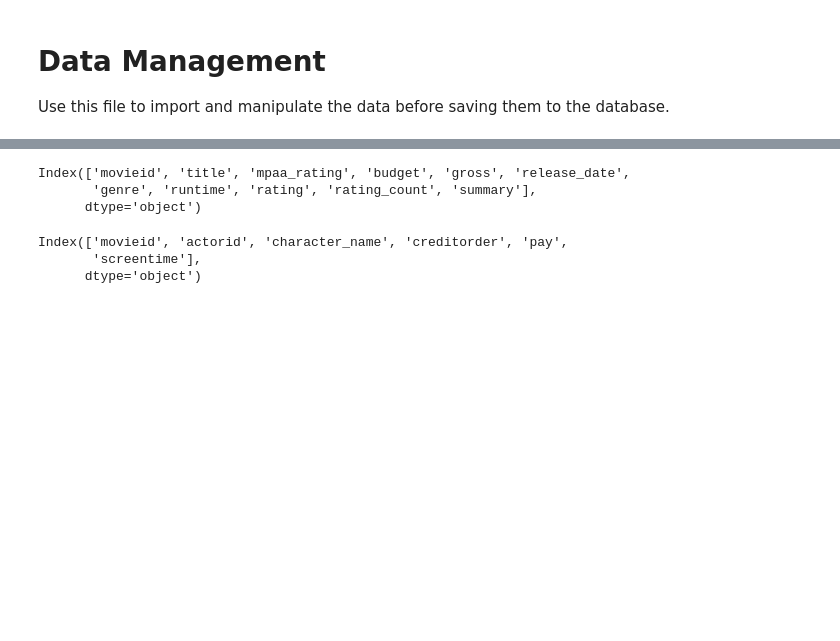
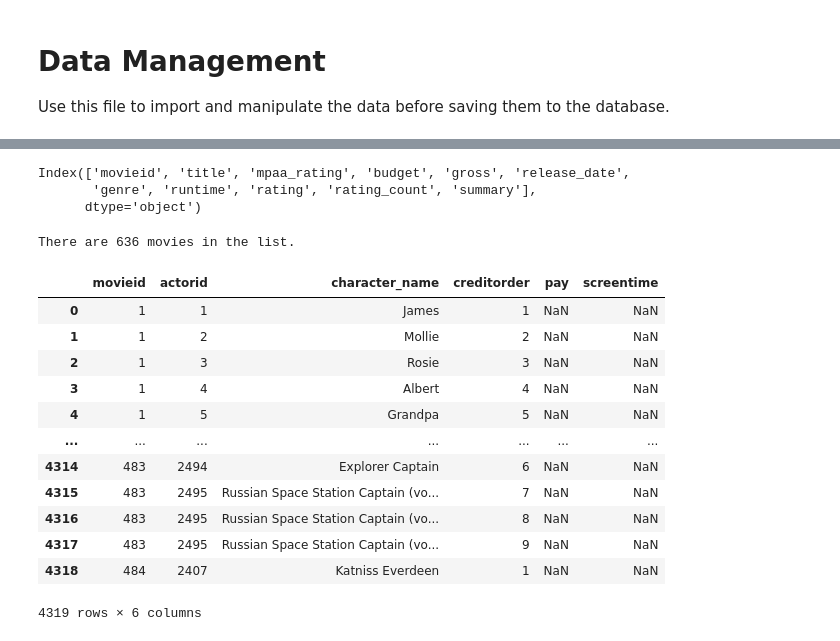
Before and after one commit to benoitchamot/MovieNerd, a Jupyter notebook: data_management.ipynb, the cells around one changed output, grey strips where cells are left out. Saved outputs shown, nothing was run; the diff lists cells and outputs as text; code cells hidden in the pictures; blank space fills up the shorter version.

```diff
--- a/data_management.ipynb
+++ b/data_management.ipynb
@@ -12,20 +17,37 @@ Source: https://data.world/jamesgaskin/movies
 movies_csv = Path('Datasets/movies.csv')
 movies_df = pd.read_csv(movies_csv)
-# %%
-movies_df.columns
-# %% [output]
-Index(['movieid', 'title', 'mpaa_rating', 'budget', 'gross', 'release_date',
-       'genre', 'runtime', 'rating', 'rating_count', 'summary'],
-      dtype='object')
+# %%
+# List the columns in the DataFrame
+movies_df.columns
+# %% [output]
+Index(['movieid', 'title', 'mpaa_rating', 'budget', 'gross', 'release_date',
+       'genre', 'runtime', 'rating', 'rating_count', 'summary'],
+      dtype='object')
+# %%
+# Get all movies in the dataset into a list
+movie_list = movies_df['title'].tolist()
+print(f"There are {len(movie_list)} movies in the list.")
+# %% [output]
+There are 636 movies in the list.
 # %%
 characters_df = Path('Datasets/character.csv')
 characters_df = pd.read_csv(characters_df)
 # %%
-characters_df.columns
+characters_df
 # %% [output]
+|  | movieid | actorid | character_name | creditorder | pay | screentime |
+| 0 | 1 | 1 | James | 1 | NaN | NaN |
+| 1 | 1 | 2 | Mollie | 2 | NaN | NaN |
+| 2 | 1 | 3 | Rosie | 3 | NaN | NaN |
+| 3 | 1 | 4 | Albert | 4 | NaN | NaN |
+| 4 | 1 | 5 | Grandpa | 5 | NaN | NaN |
+| ... | ... | ... | ... | ... | ... | ... |
+| 4314 | 483 | 2494 | Explorer Captain | 6 | NaN | NaN |
+| 4315 | 483 | 2495 | Russian Space Station Captain (vo... | 7 | NaN | NaN |
+| 4316 | 483 | 2495 | Russian Space Station Captain (vo... | 8 | NaN | NaN |
+| 4317 | 483 | 2495 | Russian Space Station Captain (vo... | 9 | NaN | NaN |
+| 4318 | 484 | 2407 | Katniss Everdeen | 1 | NaN | NaN |
-Index(['movieid', 'actorid', 'character_name', 'creditorder', 'pay',
-       'screentime'],
-      dtype='object')
+4319 rows × 6 columns
 # %%
 actor_df = Path('Datasets/actor.csv')
 actor_df = pd.read_csv(actor_df)
```
Also changed, not shown: parts of 8 cells of this notebook, 3 other files.
